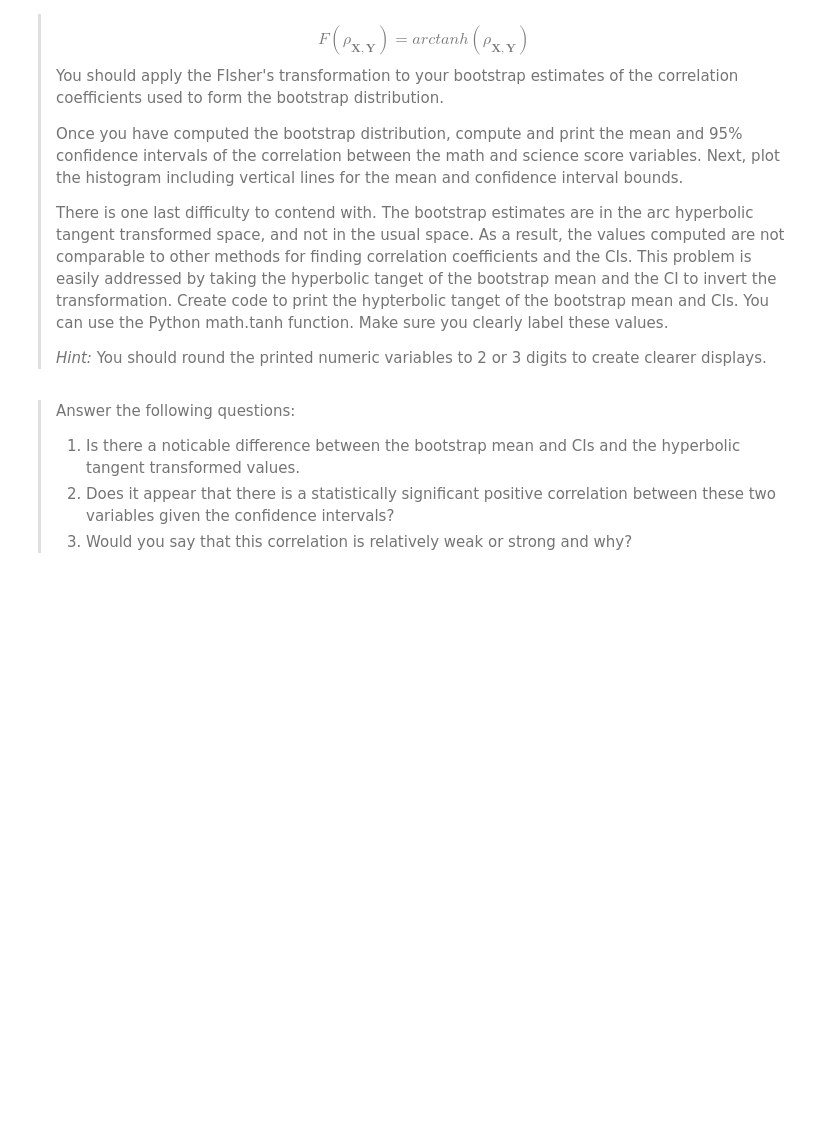
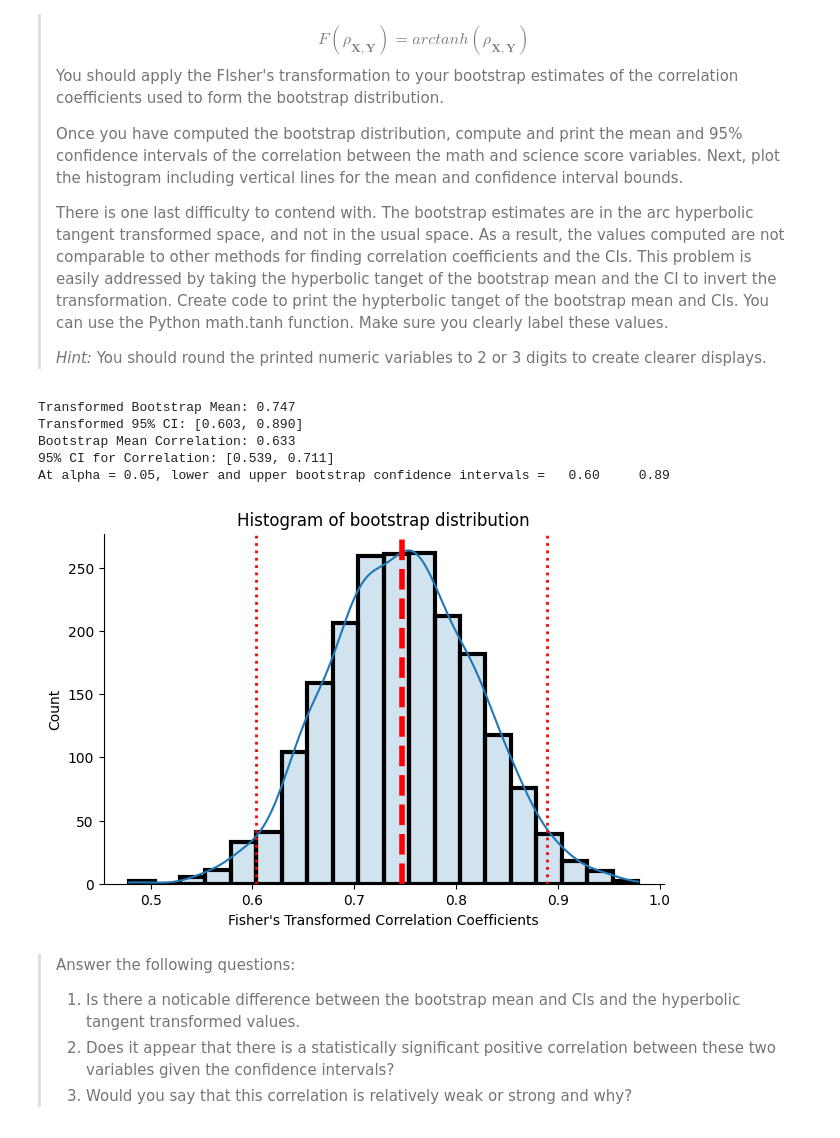
Before and after one commit to StephenElston/CSCI-E-83, a Jupyter notebook: Notebooks/14_Chapter14_ResamplingMethods.ipynb, the cells around one changed output. Saved outputs shown, nothing was run; the diff lists cells and outputs as text; code cells hidden in the pictures; blank space fills up the shorter version.

```diff
--- a/Notebooks/14_Chapter14_ResamplingMethods.ipynb
+++ b/Notebooks/14_Chapter14_ResamplingMethods.ipynb
@@ -311,3 +360,53 @@ $$F(\rho_{\mathbf{X},\mathbf{Y}}) = arctanh(\rho_{\mathbf{X},\mathbf{Y}})$$
+# %%
+# Function to compute the bootstrap correlation coefficient
+def bootstrap_correlation(x, y, b=2000):
+    n_samps = len(x)
+    boot_corrs = []
+    for _ in range(b):
+        # Resample indices for paired samples
+        indices = nr.choice(n_samps, size=n_samps, replace=True)
+        x_boot, y_boot = x[indices], y[indices]
+        # Compute Pearson's correlation for bootstrap sample
+        boot_corrs.append(ss.pearsonr(x_boot, y_boot)[0])
+    return np.array(boot_corrs)
+
+# Get paired data from math and science scores
+math_scores = test_scores['math'].values
+science_scores = test_scores['science'].values
+
+# Compute 2000 bootstrap correlations
+boot_corrs = bootstrap_correlation(math_scores, science_scores, b=2000)
+
+# Apply Fisher's transformation
+fisher_boot_corrs = np.arctanh(boot_corrs)
+
+# Calculate mean and 95% confidence intervals
+mean_fisher_corr = np.mean(fisher_boot_corrs)
+lci_fisher_corr = np.percentile(fisher_boot_corrs, 2.5)
+uci_fisher_corr = np.percentile(fisher_boot_corrs, 97.5)
+
+# Print mean and CI in transformed space
+print(f"Transformed Bootstrap Mean: {mean_fisher_corr:.3f}")
+print(f"Transformed 95% CI: [{lci_fisher_corr:.3f}, {uci_fisher_corr:.3f}]")
+
+# Invert transformation to interpret in standard correlation space using numpy's tanh
+mean_corr = np.tanh(mean_fisher_corr)
+lci_corr = np.tanh(lci_fisher_corr)
+uci_corr = np.tanh(uci_fisher_corr)
+
+# Print mean and CI in standard space
+print(f"Bootstrap Mean Correlation: {mean_corr:.3f}")
+print(f"95% CI for Correlation: [{lci_corr:.3f}, {uci_corr:.3f}]")
+
+# Plot histogram of transformed bootstrap distribution
+plot_hist_CI(fisher_boot_corrs, xlable="Fisher's Transformed Correlation Coefficients")
+# %% [output]
+Transformed Bootstrap Mean: 0.747
+Transformed 95% CI: [0.603, 0.890]
+Bootstrap Mean Correlation: 0.633
+95% CI for Correlation: [0.539, 0.711]
+At alpha = 0.05, lower and upper bootstrap confidence intervals =   0.60     0.89
+[figure, added]
 # %% [markdown]
 >  Answer the following questions:
 > 1. Is there a noticable difference between the bootstrap mean and CIs and the hyperbolic tangent transformed values.
```
Also changed, not shown: parts of 25 cells of this notebook.
